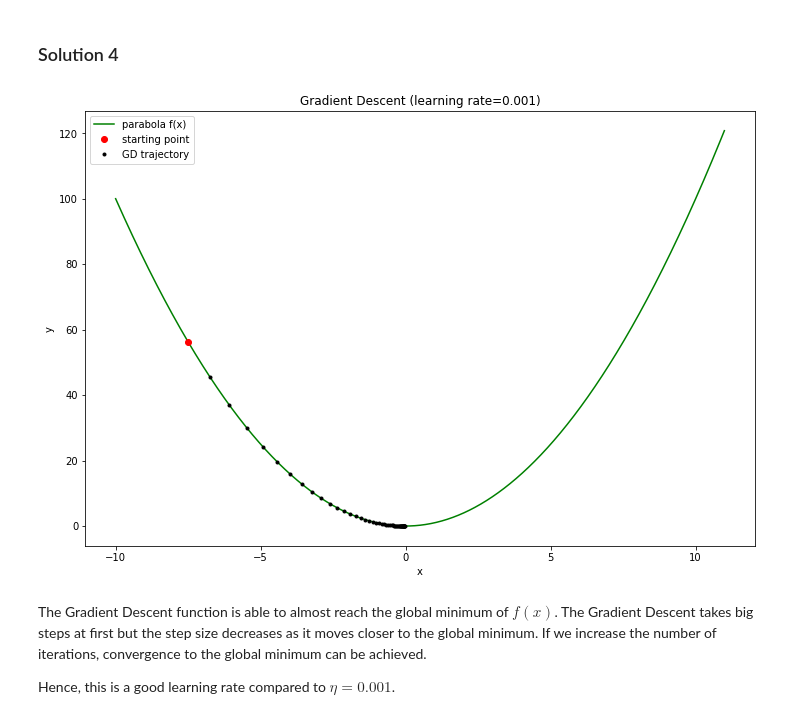
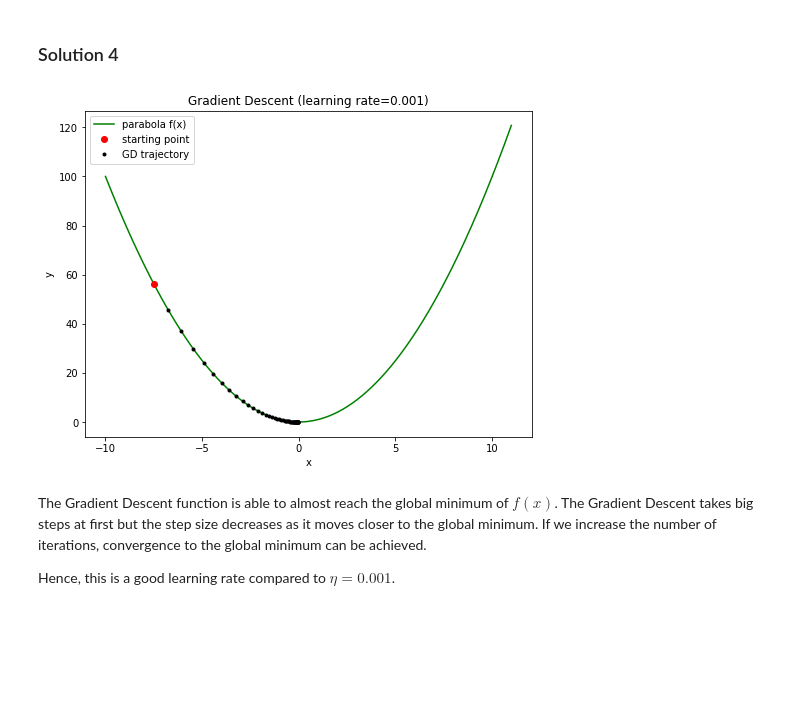
Before and after one commit to AjinkyaIndulkar/neural-networks-1920, a Jupyter notebook: P2 - Optimization/Chapter_03_optimization.ipynb, the cells around one changed output. Saved outputs shown, nothing was run; the diff lists cells and outputs as text; code cells hidden in the pictures; blank space fills up the shorter version.

```diff
--- a/P2 - Optimization/Chapter_03_optimization.ipynb
+++ b/P2 - Optimization/Chapter_03_optimization.ipynb
@@ -114,26 +114,26 @@ Now, do exactly the same, but this time with $\eta=0.05$. What do you observe? I
 # %%
 # Run gradient descent, get gradient descent trajectory x and y
 x0 = -7.5
 eta = 0.05
 n = 50
 x, y = gradient_descent(f, df, x0, eta, n)
 
 # Plot parabola f(x), starting point, gradient descent trajectory (x vs. y)
 
 # create x range for calculating f(x)
 x_range = np.arange(-10, 11, 0.01)
 # plot figures
-plt.figure(figsize=(12,8))
+plt.figure(figsize=(8,6))
 plt.plot(x_range, f(x_range), 'g-', label='parabola f(x)')
 plt.plot(x0, f(x0), 'ro', label='starting point')
 plt.plot(x, y, 'k.', label='GD trajectory')
 plt.xlabel('x')
 plt.ylabel('y')
 plt.title('Gradient Descent (learning rate=0.001)')
 plt.legend(loc='best')
 plt.show()
 # %% [output]
-[figure, old version]
+[figure, new version]
 # %% [markdown]
 The Gradient Descent function is able to almost reach the global minimum of $f(x)$. The Gradient Descent takes big steps at first but the step size decreases as it moves closer to the global minimum. If we increase the number of iterations, convergence to the global minimum can be achieved.
 
```
Also changed, not shown: parts of 8 cells of this notebook.
